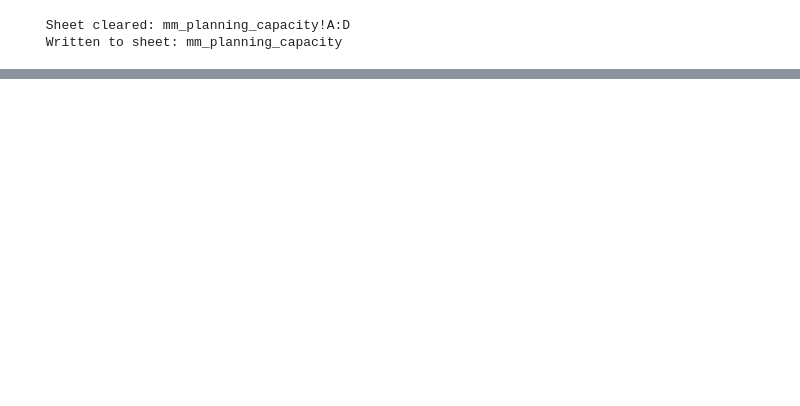
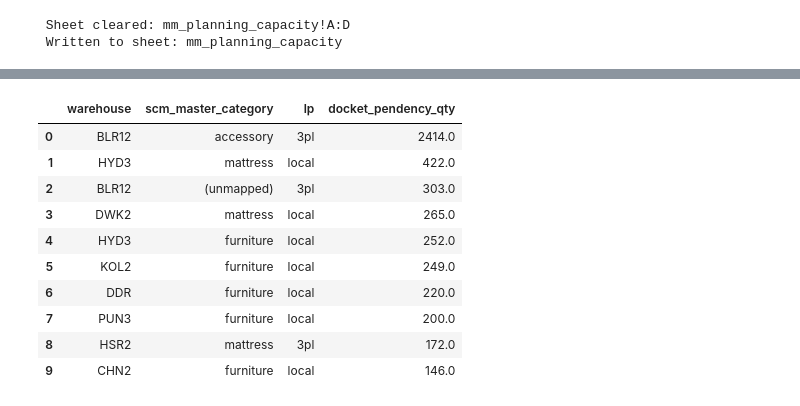
Before and after one commit to ShuvenduPritamWakefit/sto-alert-automation, a Jupyter notebook: daily_sto_alert_fetch.ipynb, the cells around one changed output, grey strips where cells are left out. Drawn from its saved outputs; the diff is of its cells as text; code cells hidden in the pictures; blank space fills up the shorter version.

```diff
--- a/daily_sto_alert_fetch.ipynb
+++ b/daily_sto_alert_fetch.ipynb
@@ -981,0 +1128,76 @@ warehouses with no sofa sales (ratio set to 1): 7
+# %%
+DOCKET_PEND_SHEET_KEY = '1ej_Fbl2qDM74eiw8u9yGRZxJ4LA0xfd3jgwNrkARmX8'
+DOCKET_PEND_TAB = 'wh_category_lp_docketed_qty'   # <- tab name: change it here if you want another
+
+docket_pendency_query = """
+select *
+from (
+    select
+        date(o.order_confirmed_on) as order_date,
+        o.warehouse,
+        o.item_sku,
+        p.scm_master_category,
+        o.item_quantity,
+        o.docket_timestamp,
+        lower(o.order_status) as order_status,
+        case
+            when lower(o.docket_name) like '%local%' then 'local'
+            when lower(o.docket_name) like '%other%' then 'others'
+            else '3pl'
+        end as docket_name,
+        date(o.dispatchfromwarehouse_dttm) as dispatch_date,
+        date(o.delivered_timestamp) as delivered_date
+    from wakefit_db.public.cartitemlvl_rpt o
+    left join (
+        select distinct item_sku, scm_master_category
+        from wakefit_db.crm.wf_products_pricing
+    ) p
+        on o.item_sku = p.item_sku
+    where date(o.order_confirmed_on) >= current_date() - 90
+) t
+where docket_timestamp is not null
+  and (
+        (docket_name = 'local' and delivered_date is null)
+     or (docket_name = '3pl'   and dispatch_date is null)
+  )
+  and lower(order_status) = 'docketed';
+"""
+df_docket_pendency_raw = query_execute(docket_pendency_query)
+
+# collapse the line-level pull to warehouse x category x lp : qty stuck in docket right now
+df_docket_pendency = (df_docket_pendency_raw
+                       .assign(scm_master_category=lambda d: d['scm_master_category'].fillna('(unmapped)'))
+                       .groupby(['warehouse', 'scm_master_category', 'docket_name'], dropna=False)['item_quantity']
+                       .sum()
+                       .reset_index()
+                       .rename(columns={'docket_name': 'lp', 'item_quantity': 'docket_pendency_qty'})
+                       .sort_values('docket_pendency_qty', ascending=False)
+                       .reset_index(drop=True))
+
+# create the tab only if it is not there yet (small grid - set_with_dataframe grows it when needed)
+_ss = gc.open_by_key(DOCKET_PEND_SHEET_KEY)
+try:
+    _ss.worksheet(DOCKET_PEND_TAB)
+    print(' Tab exists:', DOCKET_PEND_TAB)
+except gspread.WorksheetNotFound:
+    _ss.add_worksheet(title=DOCKET_PEND_TAB, rows=1000, cols=10)
+    print(' Tab created:', DOCKET_PEND_TAB)
+
+# A:D only - the script owns four columns, anything maintained to the right of them survives
+clean_sheet(DOCKET_PEND_SHEET_KEY, DOCKET_PEND_TAB, range_string="A:D")
+write_sheet(DOCKET_PEND_SHEET_KEY, DOCKET_PEND_TAB, df_docket_pendency)
+
+# read back : header + one row per warehouse x category x lp should now be on the sheet
+_on_sheet = len(_ss.worksheet(DOCKET_PEND_TAB).col_values(1)) - 1
+print('line-level rows pulled:', len(df_docket_pendency_raw),
+      '-> warehouse x category x lp rows:', len(df_docket_pendency),
+      '| rows on sheet:', _on_sheet, '| match:', _on_sheet == len(df_docket_pendency))
+print('warehouses:', df_docket_pendency['warehouse'].nunique(),
+      '| categories:', df_docket_pendency['scm_master_category'].nunique(),
+      '| total qty stuck in docket:', df_docket_pendency['docket_pendency_qty'].sum())
+print('unmapped-category qty:',
+      df_docket_pendency.loc[df_docket_pendency['scm_master_category'].eq('(unmapped)'), 'docket_pendency_qty'].sum())
+print(df_docket_pendency.groupby('lp')['docket_pendency_qty'].agg(['size', 'sum'])
+      .rename(columns={'size': 'rows', 'sum': 'units'}).to_string())
+df_docket_pendency.head(10)
+# %% [output]
@@ -981,0 +1215,11 @@ warehouses with no sofa sales (ratio set to 1): 7
+|  | warehouse | scm_master_category | lp | docket_pendency_qty |
+| 0 | BLR12 | accessory | 3pl | 2414.0 |
+| 1 | HYD3 | mattress | local | 422.0 |
+| 2 | BLR12 | (unmapped) | 3pl | 303.0 |
+| 3 | DWK2 | mattress | local | 265.0 |
+| 4 | HYD3 | furniture | local | 252.0 |
+| 5 | KOL2 | furniture | local | 249.0 |
+| 6 | DDR | furniture | local | 220.0 |
+| 7 | PUN3 | furniture | local | 200.0 |
+| 8 | HSR2 | mattress | 3pl | 172.0 |
+| 9 | CHN2 | furniture | local | 146.0 |
```
Also changed, not shown: parts of 37 cells of this notebook.
